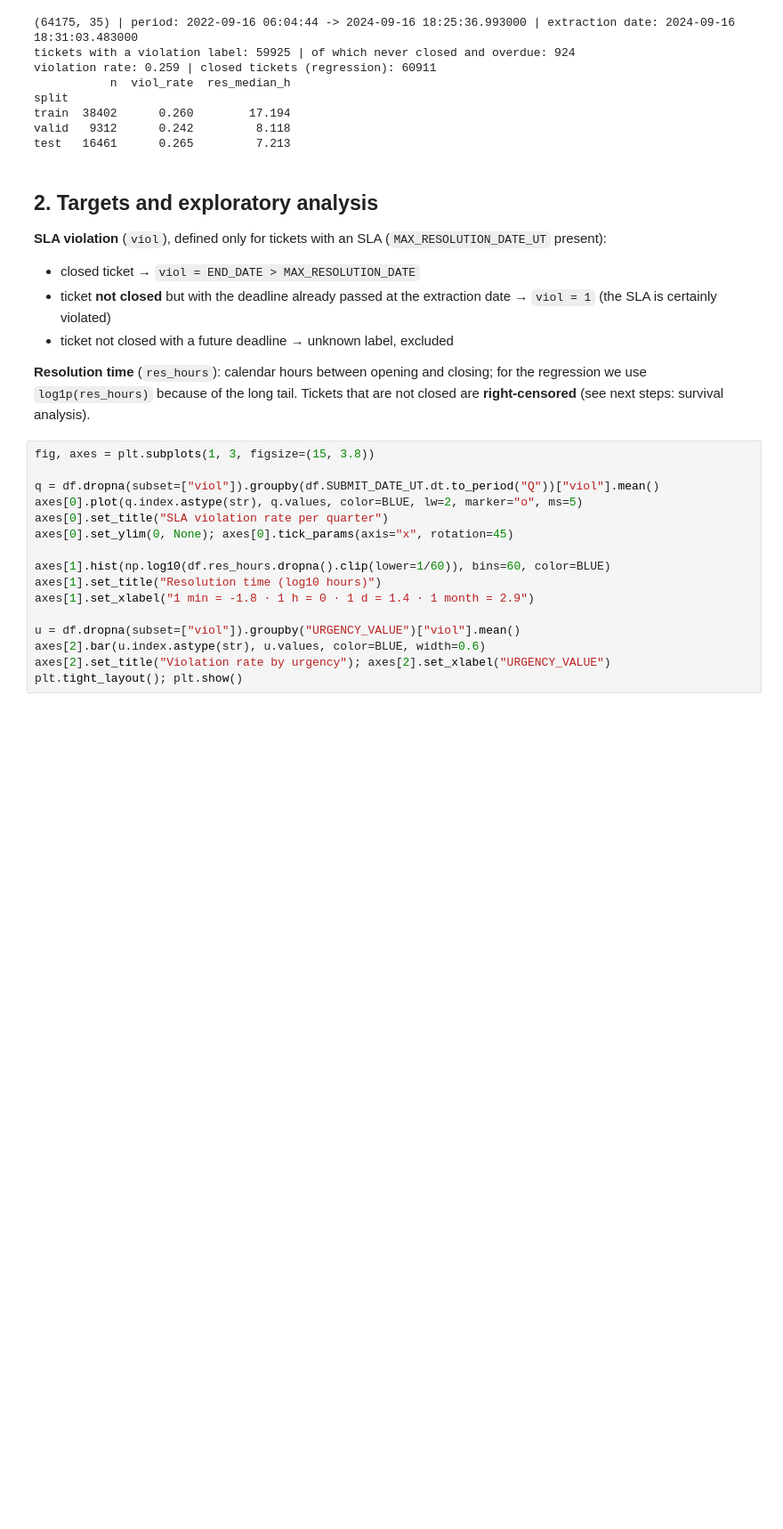
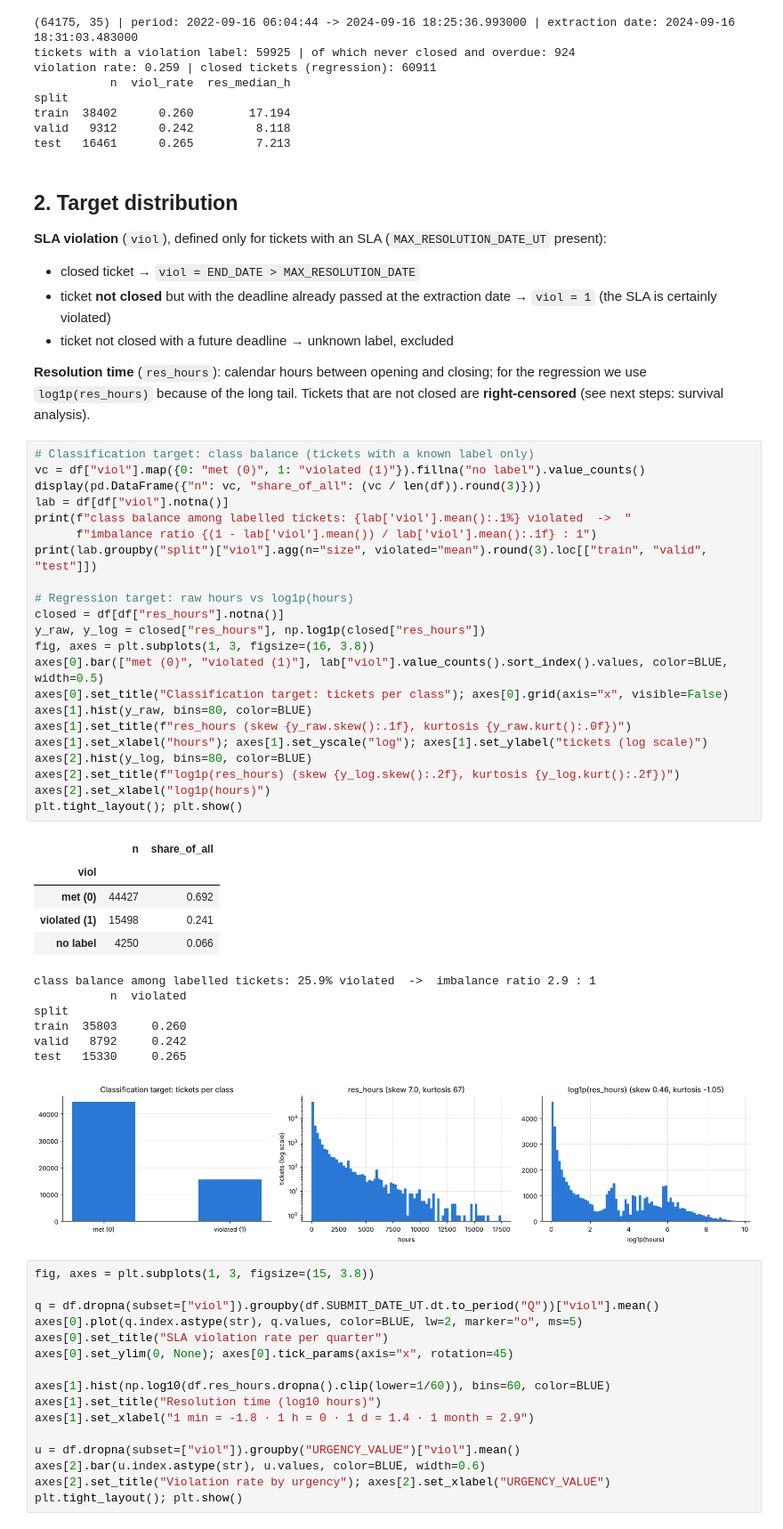
Before and after one commit to peruccalice/Data-Science-Seminars-and-Challenge, a Jupyter notebook: coding/SLA_00_exploratory.ipynb, the cells around one changed output. Shown at 89% size. Drawn from its saved outputs; the diff is of its cells as text; blank space fills up the shorter version.

```diff
--- a/coding/SLA_00_exploratory.ipynb
+++ b/coding/SLA_00_exploratory.ipynb
@@ -261,7 +263,7 @@ train  38402      0.260        17.194
 valid   9312      0.242         8.118
 test   16461      0.265         7.213
 # %% [markdown]
-## 2. Targets and exploratory analysis
+## 2. Target distribution
 
 **SLA violation** (`viol`), defined only for tickets with an SLA (`MAX_RESOLUTION_DATE_UT` present):
 - closed ticket → `viol = END_DATE > MAX_RESOLUTION_DATE`
@@ -269,6 +271,41 @@ test   16461      0.265         7.213
 - ticket not closed with a future deadline → unknown label, excluded
 
 **Resolution time** (`res_hours`): calendar hours between opening and closing; for the regression we use `log1p(res_hours)` because of the long tail. Tickets that are not closed are **right-censored** (see next steps: survival analysis).
+# %%
+# Classification target: class balance (tickets with a known label only)
+vc = df["viol"].map({0: "met (0)", 1: "violated (1)"}).fillna("no label").value_counts()
+display(pd.DataFrame({"n": vc, "share_of_all": (vc / len(df)).round(3)}))
+lab = df[df["viol"].notna()]
+print(f"class balance among labelled tickets: {lab['viol'].mean():.1%} violated  ->  "
+      f"imbalance ratio {(1 - lab['viol'].mean()) / lab['viol'].mean():.1f} : 1")
+print(lab.groupby("split")["viol"].agg(n="size", violated="mean").round(3).loc[["train", "valid", "test"]])
+
+# Regression target: raw hours vs log1p(hours)
+closed = df[df["res_hours"].notna()]
+y_raw, y_log = closed["res_hours"], np.log1p(closed["res_hours"])
+fig, axes = plt.subplots(1, 3, figsize=(16, 3.8))
+axes[0].bar(["met (0)", "violated (1)"], lab["viol"].value_counts().sort_index().values, color=BLUE, width=0.5)
+axes[0].set_title("Classification target: tickets per class"); axes[0].grid(axis="x", visible=False)
+axes[1].hist(y_raw, bins=80, color=BLUE)
+axes[1].set_title(f"res_hours (skew {y_raw.skew():.1f}, kurtosis {y_raw.kurt():.0f})")
+axes[1].set_xlabel("hours"); axes[1].set_yscale("log"); axes[1].set_ylabel("tickets (log scale)")
+axes[2].hist(y_log, bins=80, color=BLUE)
+axes[2].set_title(f"log1p(res_hours) (skew {y_log.skew():.2f}, kurtosis {y_log.kurt():.2f})")
+axes[2].set_xlabel("log1p(hours)")
+plt.tight_layout(); plt.show()
+# %% [output]
+|  | n | share_of_all |
+| viol |  |  |
+| met (0) | 44427 | 0.692 |
+| violated (1) | 15498 | 0.241 |
+| no label | 4250 | 0.066 |
+class balance among labelled tickets: 25.9% violated  ->  imbalance ratio 2.9 : 1
+           n  violated
+split
+train  35803     0.260
+valid   8792     0.242
+test   15330     0.265
+[figure, added]
 # %%
 fig, axes = plt.subplots(1, 3, figsize=(15, 3.8))
 
```
Also changed, not shown: parts of 41 cells of this notebook.
